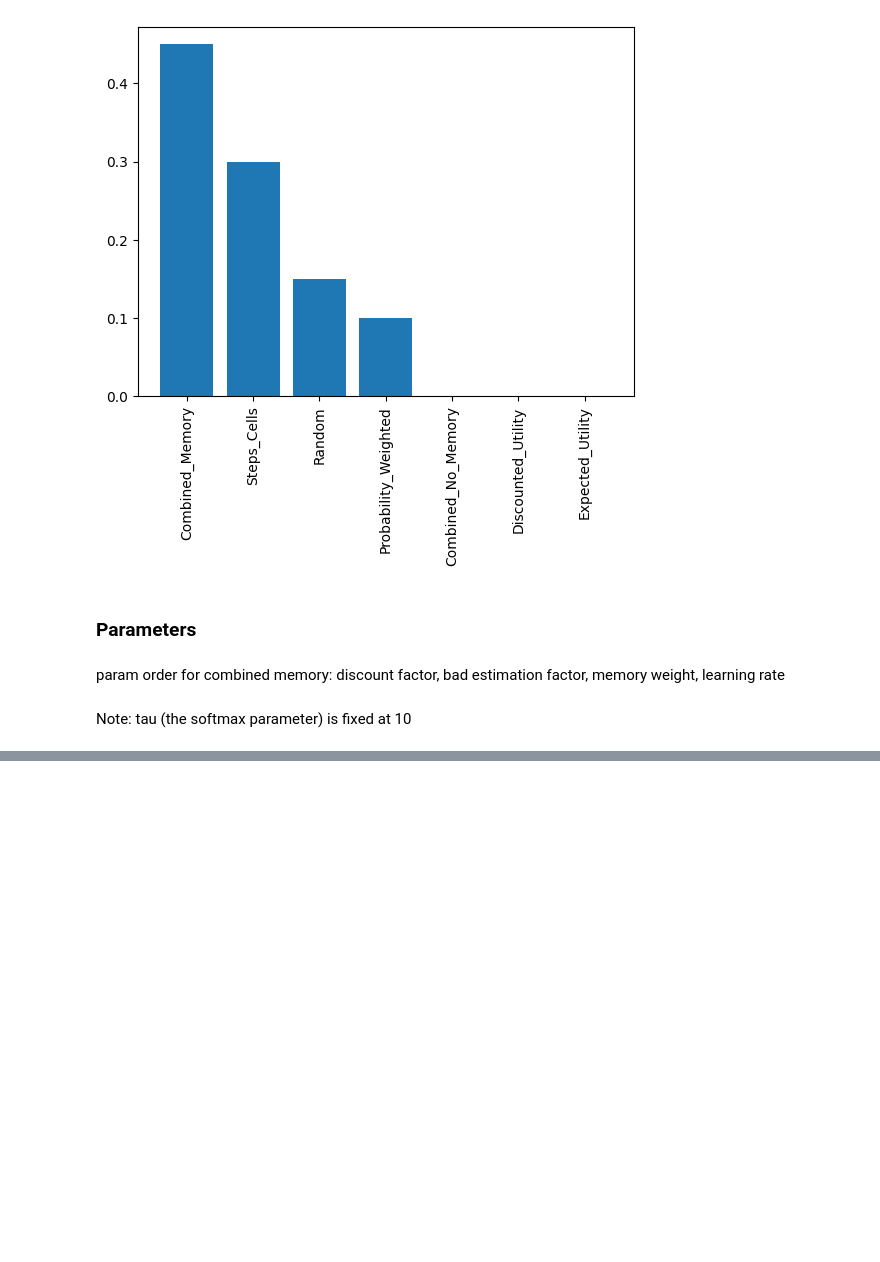
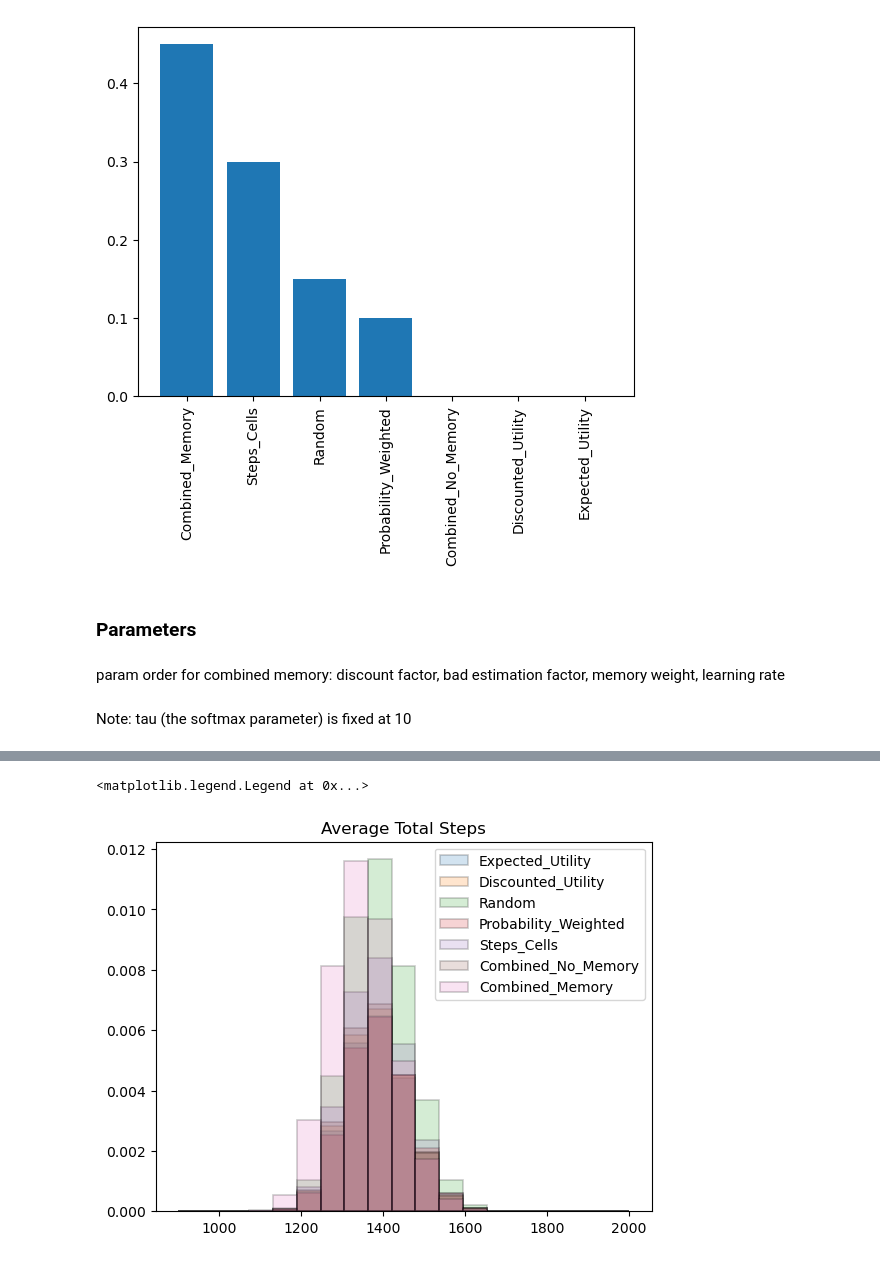
Before and after one commit to nabilbaugher/mst, a Jupyter notebook: backend/model_analysis.ipynb, the cells around one changed output, grey strips where cells are left out. Saved outputs shown, nothing was run; the diff lists cells and outputs as text; code cells hidden in the pictures; blank space fills up the shorter version.

Commit message:
total steps distribution captured

```diff
--- a/backend/model_analysis.ipynb
+++ b/backend/model_analysis.ipynb
@@ -77,0 +225,29 @@ plt.show()
+# %%
+def get_combinations(path_length_probs_list):
+    # initialize the combinations dictionary with the first maze's path length probabilities
+    combinations = path_length_probs_list[0]
+    # iterate over the rest of the mazes
+    for i in range(1, len(path_length_probs_list)):
+        # get the path length probabilities for the current maze
+        probs = path_length_probs_list[i]
+        # create a temporary dictionary to store the updated combinations
+        temp = {}
+        # iterate over the combinations and probs dictionaries
+        for path_length1, prob1 in combinations.items():
+            for path_length2, prob2 in probs.items():
+                # add the path lengths and update the probability
+                total_length = path_length1 + path_length2
+                total_prob = prob1 * prob2
+                if total_length in temp:
+                    temp[total_length] += total_prob
+                else:
+                    temp[total_length] = total_prob
+        # update the combinations dictionary with the new values
+        combinations = temp
+    return combinations
+# calculate the probability of each overall path length for each model
+combinations = {}
+for model in models:
+    print(model.model_name)
+    path_length_probs_list = model_to_path_length_probs[model.model_name]
+    combinations[model.model_name] = get_combinations(path_length_probs_list)
@@ -77,0 +262,15 @@ plt.show()
+# %%
+# histogram: probability of each overall path length for each model
+import collections
+bins = np.linspace(900, 2000, 20)
+for model in models:
+    plt.hist(combinations[model.model_name].keys(), weights=combinations[model.model_name].values(), bins=bins, alpha=0.2, label=model.model_name, edgecolor='black', linewidth=1.2)
+# add human data to the histogram
+human_path_lengths = collections.Counter(total_path_length_per_user)
+human_path_lengths = {k: v / len(total_path_length_per_user) for k, v in human_path_lengths.items()}
+# plt.hist(human_path_lengths.keys(), weights=human_path_lengths.values(), bins=bins, alpha=0.2, label='Human', edgecolor='black', linewidth=1.2)
+plt.title('Average Total Steps')
+plt.legend()
+# %% [output]
+<matplotlib.legend.Legend at 0x...>
+[figure, added]
```
Also changed, not shown: parts of 14 cells of this notebook, 3 other files.
